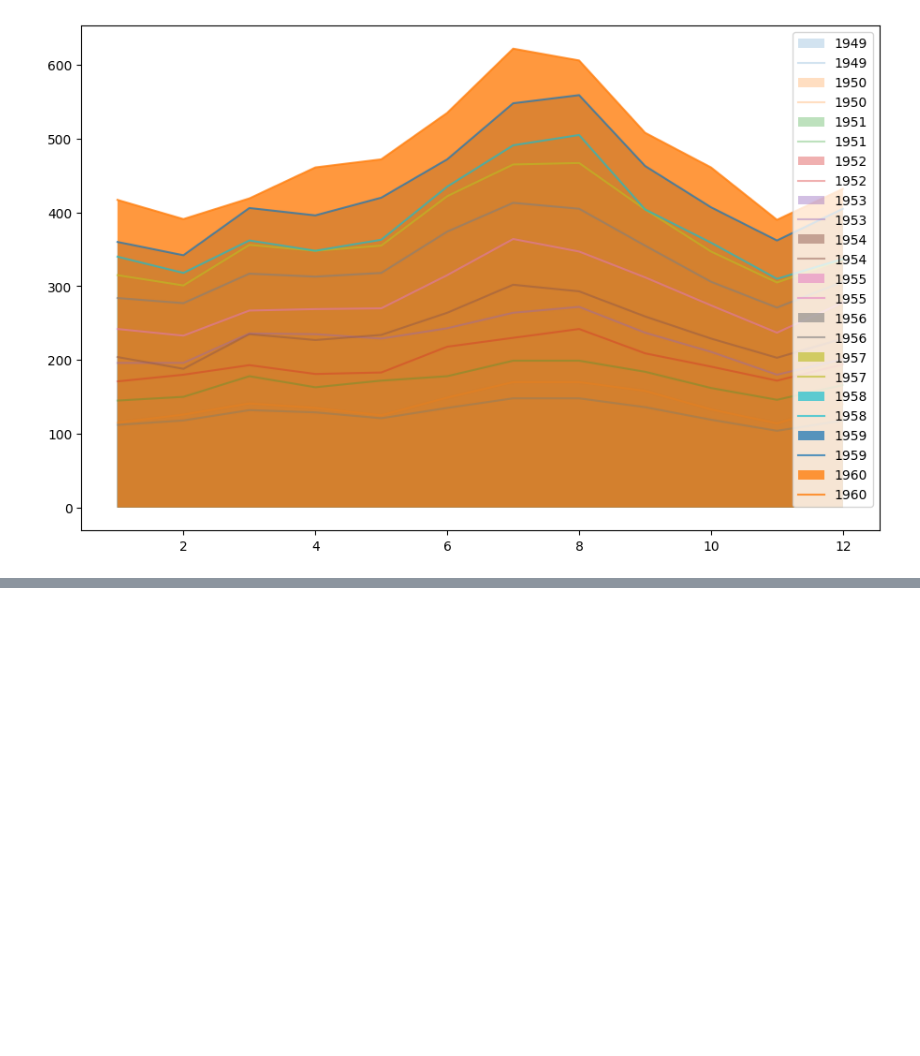
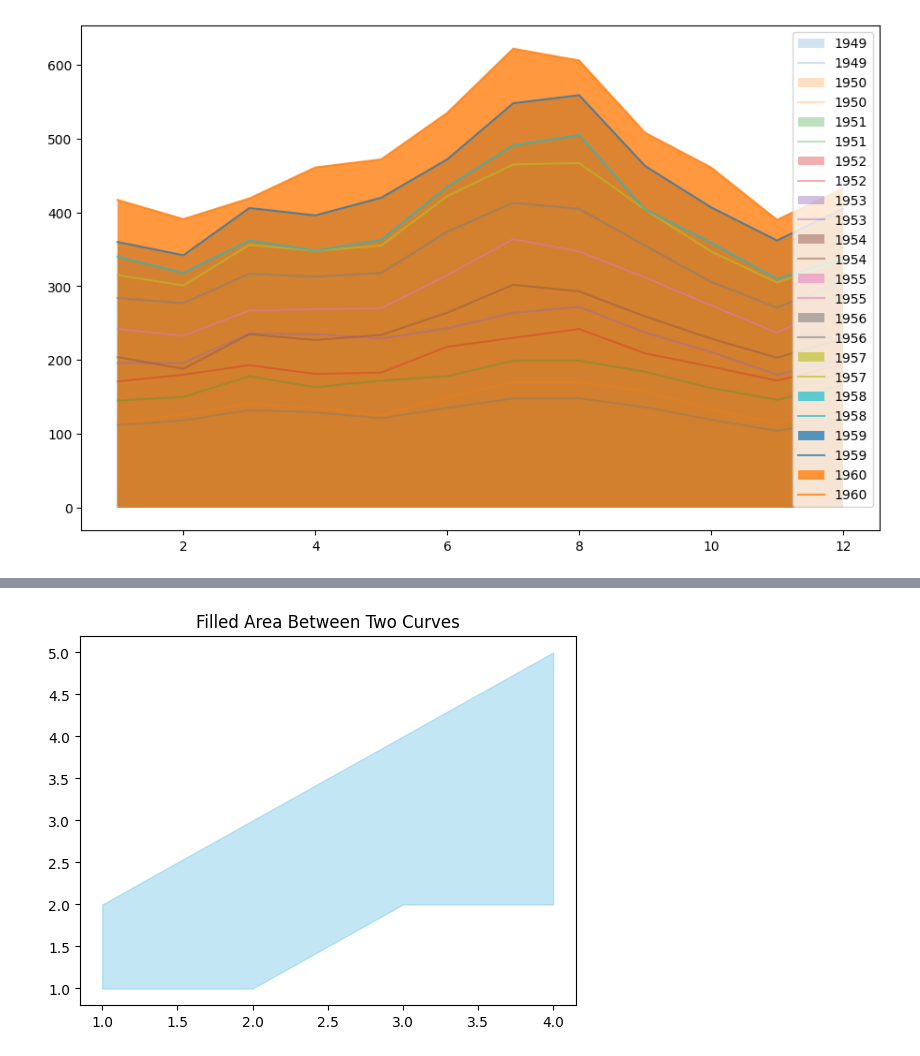
Before and after one commit to HoangHumg1210/Data_Visualizaton_Basic, a Jupyter notebook: Area_Chart.ipynb, the cells around one changed output, grey strips where cells are left out. Cells and saved outputs as stored; diff of their text form; code cells hidden in the pictures; blank space fills up the shorter version.

```diff
--- a/Area_Chart.ipynb
+++ b/Area_Chart.ipynb
@@ -126,0 +313,10 @@ plt.show()
+# %%
+x = [1, 2, 3, 4]
+y1 = [2, 3, 4, 5]
+y2 = [1, 1, 2, 2]
+
+plt.fill_between(x, y1, y2, color="skyblue", alpha=0.5)
+plt.title("Filled Area Between Two Curves")
+plt.show()
+# %% [output]
+[figure, added]
```
Also changed, not shown: parts of 2 cells of this notebook, 3 other files.
